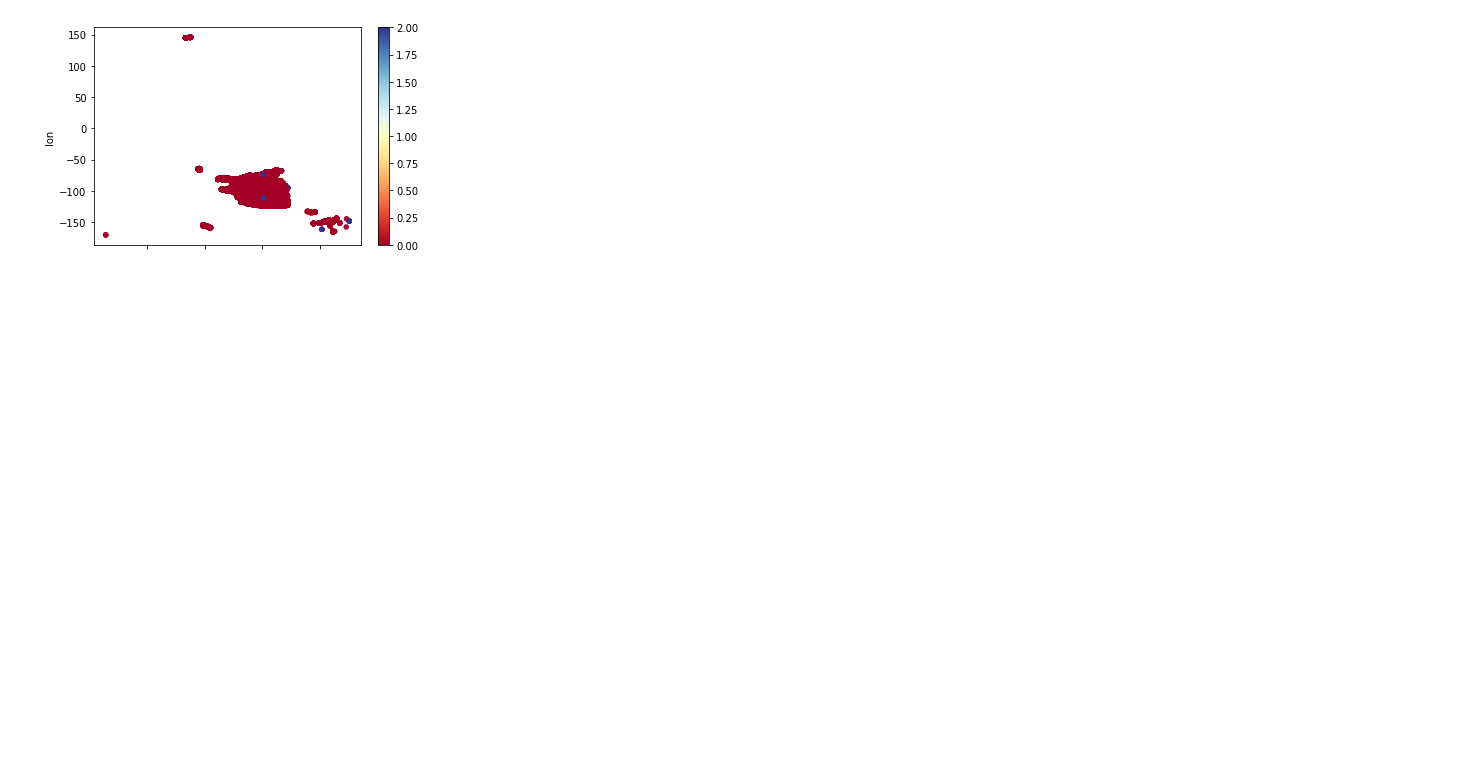
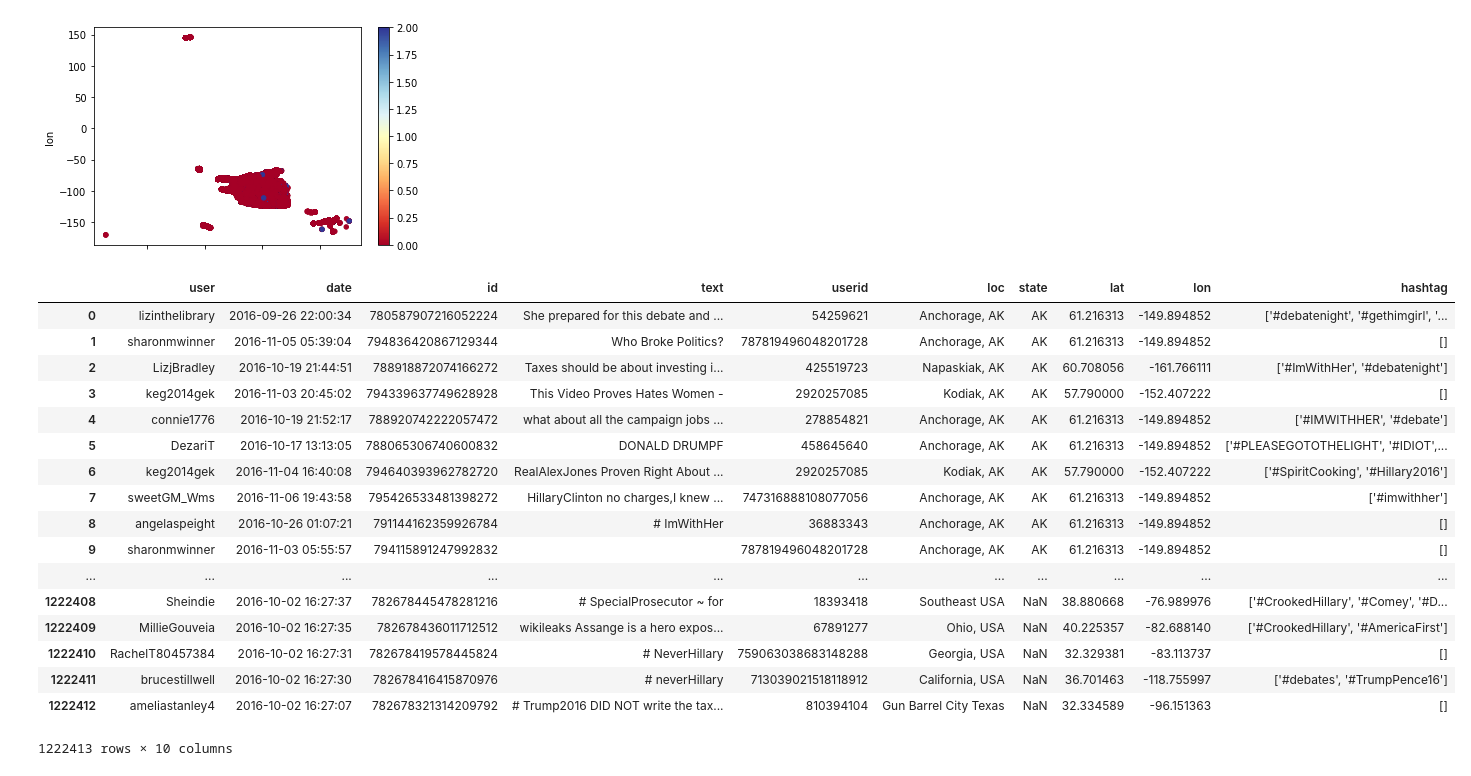
Before and after one commit to gpcarr/twitter_data_analysis, a Jupyter notebook: clusters.ipynb, the cells around one changed output. Drawn from its saved outputs; the diff is of its cells as text; code cells hidden in the pictures; blank space fills up the shorter version.

```diff
--- a/clusters.ipynb
+++ b/clusters.ipynb
@@ -364,3 +373,24 @@ location.plot.scatter(x='lat', y='lon', c=kmeans.labels_, cmap='RdYlBu')
 # %% [output]
 <matplotlib.axes._subplots.AxesSubplot at 0x...>
 [figure]
+# %%
+all_df
+# %% [output]
+|  | user | date | id | text | userid | loc | state | lat | lon | hashtag |
+| 0 | lizinthelibrary | 2016-09-26 22:00:34 | 780587907216052224 | She prepared for this debate and ... | 54259621 | Anchorage, AK | AK | 61.216313 | -149.894852 | ['#debatenight', '#gethimgirl', '... |
+| 1 | sharonmwinner | 2016-11-05 05:39:04 | 794836420867129344 | Who Broke Politics? | 787819496048201728 | Anchorage, AK | AK | 61.216313 | -149.894852 | [] |
+| 2 | LizjBradley | 2016-10-19 21:44:51 | 788918872074166272 | Taxes should be about investing i... | 425519723 | Napaskiak, AK | AK | 60.708056 | -161.766111 | ['#ImWithHer', '#debatenight'] |
+| 3 | keg2014gek | 2016-11-03 20:45:02 | 794339637749628928 | This Video Proves Hates Women - | 2920257085 | Kodiak, AK | AK | 57.790000 | -152.407222 | [] |
+| 4 | connie1776 | 2016-10-19 21:52:17 | 788920742222057472 | what about all the campaign jobs ... | 278854821 | Anchorage, AK | AK | 61.216313 | -149.894852 | ['#IMWITHHER', '#debate'] |
+| 5 | DezariT | 2016-10-17 13:13:05 | 788065306740600832 | DONALD DRUMPF | 458645640 | Anchorage, AK | AK | 61.216313 | -149.894852 | ['#PLEASEGOTOTHELIGHT', '#IDIOT',... |
+| 6 | keg2014gek | 2016-11-04 16:40:08 | 794640393962782720 | RealAlexJones Proven Right About ... | 2920257085 | Kodiak, AK | AK | 57.790000 | -152.407222 | ['#SpiritCooking', '#Hillary2016'] |
+| 7 | sweetGM_Wms | 2016-11-06 19:43:58 | 795426533481398272 | HillaryClinton no charges,I knew ... | 747316888108077056 | Anchorage, AK | AK | 61.216313 | -149.894852 | ['#imwithher'] |
+| 8 | angelaspeight | 2016-10-26 01:07:21 | 791144162359926784 | # ImWithHer | 36883343 | Anchorage, AK | AK | 61.216313 | -149.894852 | [] |
+| 9 | sharonmwinner | 2016-11-03 05:55:57 | 794115891247992832 |  | 787819496048201728 | Anchorage, AK | AK | 61.216313 | -149.894852 | [] |
+| ... | ... | ... | ... | ... | ... | ... | ... | ... | ... | ... |
+| 1222408 | Sheindie | 2016-10-02 16:27:37 | 782678445478281216 | # SpecialProsecutor ~ for | 18393418 | Southeast USA | NaN | 38.880668 | -76.989976 | ['#CrookedHillary', '#Comey', '#D... |
+| 1222409 | MillieGouveia | 2016-10-02 16:27:35 | 782678436011712512 | wikileaks Assange is a hero expos... | 67891277 | Ohio, USA | NaN | 40.225357 | -82.688140 | ['#CrookedHillary', '#AmericaFirst'] |
+| 1222410 | RachelT80457384 | 2016-10-02 16:27:31 | 782678419578445824 | # NeverHillary | 759063038683148288 | Georgia, USA | NaN | 32.329381 | -83.113737 | [] |
+| 1222411 | brucestillwell | 2016-10-02 16:27:30 | 782678416415870976 | # neverHillary | 713039021518118912 | California, USA | NaN | 36.701463 | -118.755997 | ['#debates', '#TrumpPence16'] |
+| 1222412 | ameliastanley4 | 2016-10-02 16:27:07 | 782678321314209792 | # Trump2016 DID NOT write the tax... | 810394104 | Gun Barrel City Texas | NaN | 32.334589 | -96.151363 | [] |
+1222413 rows × 10 columns
```
Also changed, not shown: parts of 8 cells of this notebook.
